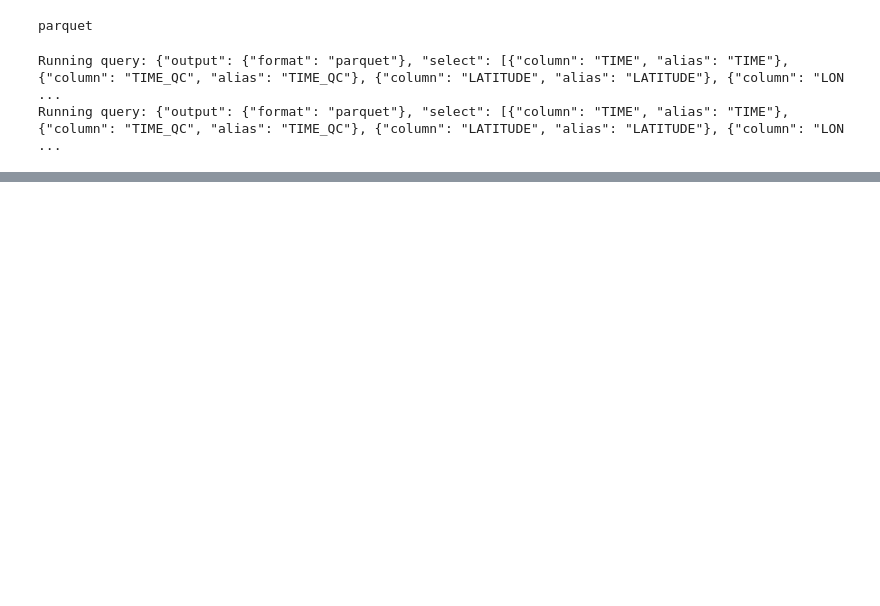
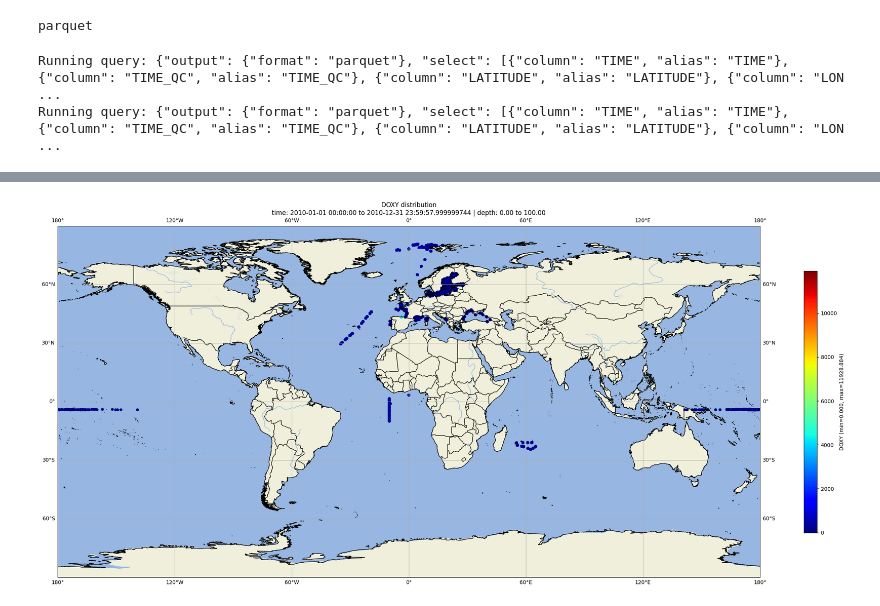
Before and after one commit to maris-development/beacon-blue-cloud, a Jupyter notebook: notebook-examples/1.5.4/monoliths/CMEMS.ipynb, the cells around one changed output, grey strips where cells are left out. Cells and saved outputs as stored; diff of their text form; code cells hidden in the pictures; blank space fills up the shorter version.

```diff
--- a/notebook-examples/1.5.4/monoliths/CMEMS.ipynb
+++ b/notebook-examples/1.5.4/monoliths/CMEMS.ipynb
@@ -390,42 +396,42 @@ display(parameter)
 import cartopy.crs as ccrs
 import cartopy.feature as cfeature
 
-# parameter = "Water body nitrate"  # Change this to the parameter you want to visualize
-vals = EMODNET_df[parameter.value]
+vals = CMEMS_df[parameter.value]
 vmin, vmax = vals.min(), vals.max()
 
 fig = plt.figure(figsize=(30, 15))
 ax = plt.axes(projection=ccrs.PlateCarree())
 ax.set_extent([-180, 180, -90, 90], crs=ccrs.PlateCarree())  # (west, east, south, north)
 
 ax.coastlines(resolution="10m")
 ax.gridlines(draw_labels=True)
 
 
-# sc = ax.scatter(EMODNET_df["longitude"], EMODNET_df["latitude"], c=EMODNET_df[parameter], cmap="jet", s=20, transform=ccrs.PlateCarree())
 sc = ax.scatter(
-    EMODNET_df["longitude"], EMODNET_df["latitude"],
+    CMEMS_df["LONGITUDE"], CMEMS_df["LATITUDE"],
     c=vals, cmap="jet", s=20,
     vmin=vmin, vmax=vmax,
     transform=ccrs.PlateCarree()
 )
 ax.add_feature(cfeature.LAND)
 ax.add_feature(cfeature.OCEAN)
 ax.add_feature(cfeature.RIVERS)
 ax.add_feature(cfeature.BORDERS)
 ax.add_feature(cfeature.LAKES, alpha=0.1)
 
 cbar = plt.colorbar(sc, ax=ax, orientation="vertical", shrink=0.6)
 cbar.set_label(f"{parameter.value} (min={vmin:.3f}, max={vmax:.3f})")
 
-min_time = EMODNET_df['time'].min()
-max_time = EMODNET_df['time'].max()
-min_depth = EMODNET_df['depth'].min()
-max_depth = EMODNET_df['depth'].max()
+min_time = CMEMS_df['TIME'].min()
+max_time = CMEMS_df['TIME'].max()
+min_depth = CMEMS_df['DEPTH'].min()
+max_depth = CMEMS_df['DEPTH'].max()
 
 plt.title(
     f"{parameter.value} distribution\n"
     f"time: {min_time} to {max_time} | depth: {min_depth:.2f} to {max_depth:.2f}"
 )
 
 plt.show()
+# %% [output]
+[figure, added]
```
Also changed, not shown: parts of 13 cells of this notebook, 4 other files.
